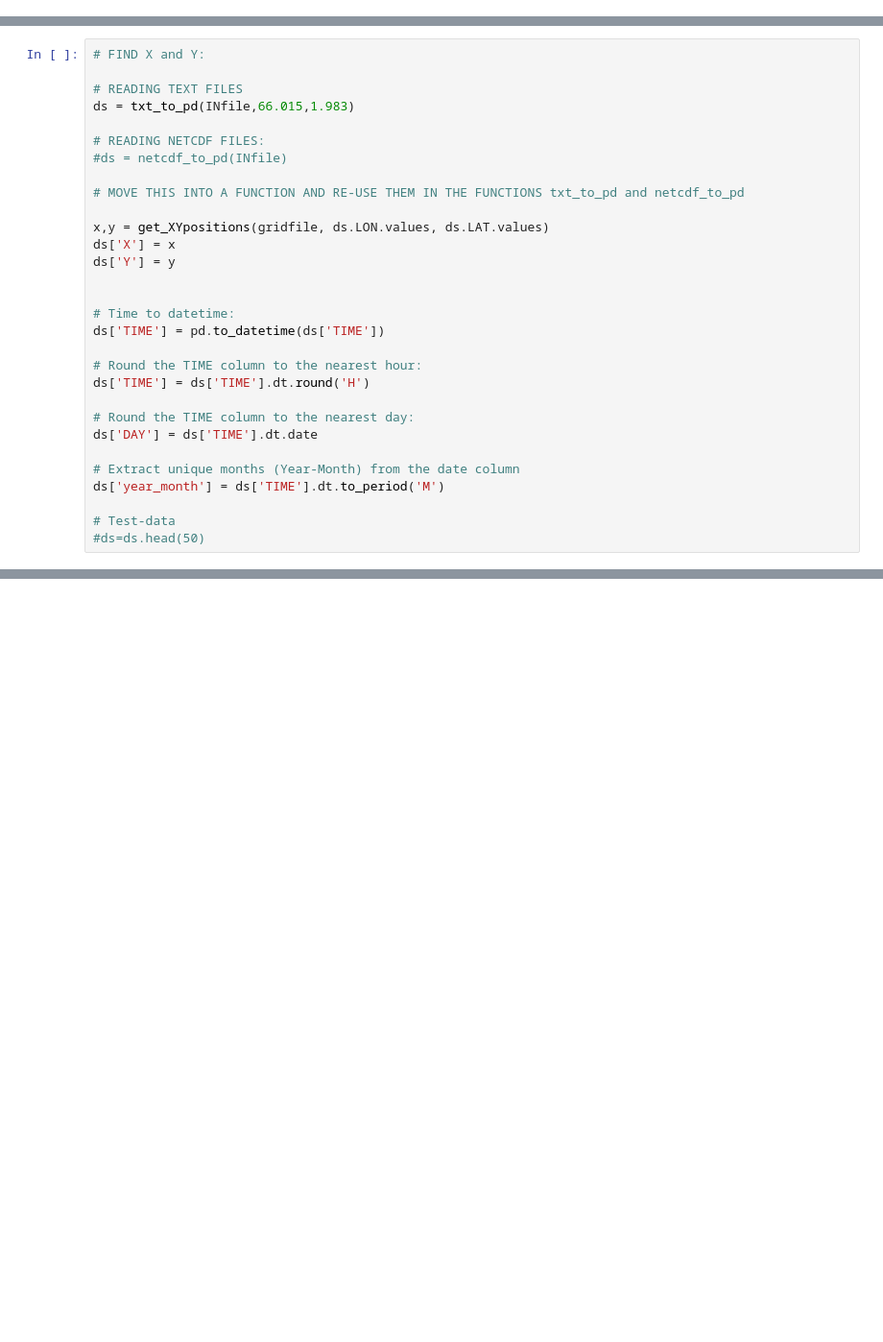
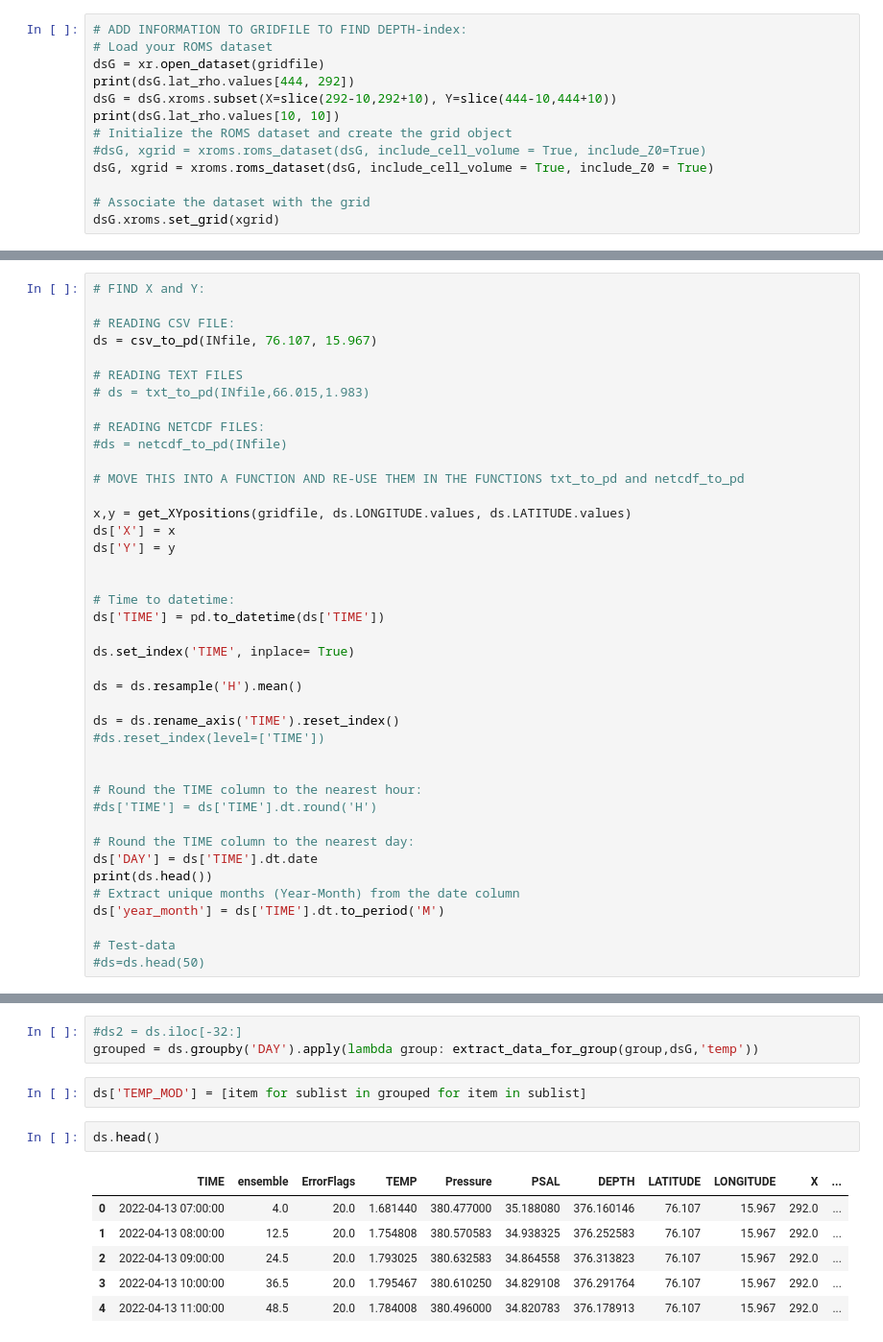
Before and after one commit to saragjoe/Summer_project_MET_NorEMSO, a Jupyter notebook: optimalisere.ipynb, the cells around one changed output, grey strips where cells are left out. Shown at 96% size. Drawn from its saved outputs; the diff is of its cells as text; blank space fills up the shorter version.

Commit message:
Add new notebooks and update existing ones, add data file

```diff
--- a/optimalisere.ipynb
+++ b/optimalisere.ipynb
@@ -227,0 +247,13 @@ INfile = "/lustre/storeB/project/fou/hi/projects/NorEmso/Observations/moorings/S
+# %%
+# ADD INFORMATION TO GRIDFILE TO FIND DEPTH-index:
+# Load your ROMS dataset
+dsG = xr.open_dataset(gridfile)
+print(dsG.lat_rho.values[444, 292])
+dsG = dsG.xroms.subset(X=slice(292-10,292+10), Y=slice(444-10,444+10))
+print(dsG.lat_rho.values[10, 10])
+# Initialize the ROMS dataset and create the grid object
+#dsG, xgrid = xroms.roms_dataset(dsG, include_cell_volume = True, include_Z0=True)
+dsG, xgrid = xroms.roms_dataset(dsG, include_cell_volume = True, include_Z0 = True)
+
+# Associate the dataset with the grid
+dsG.xroms.set_grid(xgrid)
@@ -228,15 +312,18 @@ INfile = "/lustre/storeB/project/fou/hi/projects/NorEmso/Observations/moorings/S
 # %%
 # FIND X and Y:
 
+# READING CSV FILE:
+ds = csv_to_pd(INfile, 76.107, 15.967)
+
 # READING TEXT FILES
-ds = txt_to_pd(INfile,66.015,1.983)
+# ds = txt_to_pd(INfile,66.015,1.983)
 
 # READING NETCDF FILES:
 #ds = netcdf_to_pd(INfile)
 
 # MOVE THIS INTO A FUNCTION AND RE-USE THEM IN THE FUNCTIONS txt_to_pd and netcdf_to_pd
 
-x,y = get_XYpositions(gridfile, ds.LON.values, ds.LAT.values)
+x,y = get_XYpositions(gridfile, ds.LONGITUDE.values, ds.LATITUDE.values)
 ds['X'] = x
 ds['Y'] = y
 
@@ -244,12 +331,20 @@ ds['Y'] = y
 # Time to datetime:
 ds['TIME'] = pd.to_datetime(ds['TIME'])
 
+ds.set_index('TIME', inplace= True)
+
+ds = ds.resample('H').mean()
+
+ds = ds.rename_axis('TIME').reset_index()
+#ds.reset_index(level=['TIME'])
+
+
 # Round the TIME column to the nearest hour:
-ds['TIME'] = ds['TIME'].dt.round('H')
+#ds['TIME'] = ds['TIME'].dt.round('H')
 
 # Round the TIME column to the nearest day:
 ds['DAY'] = ds['TIME'].dt.date
-
+print(ds.head())
 # Extract unique months (Year-Month) from the date column
 ds['year_month'] = ds['TIME'].dt.to_period('M')
 
@@ -283,0 +367,14 @@ dsG.close()
+# %%
+#ds2 = ds.iloc[-32:]
+grouped = ds.groupby('DAY').apply(lambda group: extract_data_for_group(group,dsG,'temp'))
+# %%
+ds['TEMP_MOD'] = [item for sublist in grouped for item in sublist]
+# %%
+ds.head()
+# %% [output]
+|  | TIME | ensemble | ErrorFlags | TEMP | Pressure | PSAL | DEPTH | LATITUDE | LONGITUDE | X | ... |
+| 0 | 2022-04-13 07:00:00 | 4.0 | 20.0 | 1.681440 | 380.477000 | 35.188080 | 376.160146 | 76.107 | 15.967 | 292.0 | ... |
+| 1 | 2022-04-13 08:00:00 | 12.5 | 20.0 | 1.754808 | 380.570583 | 34.938325 | 376.252583 | 76.107 | 15.967 | 292.0 | ... |
+| 2 | 2022-04-13 09:00:00 | 24.5 | 20.0 | 1.793025 | 380.632583 | 34.864558 | 376.313823 | 76.107 | 15.967 | 292.0 | ... |
+| 3 | 2022-04-13 10:00:00 | 36.5 | 20.0 | 1.795467 | 380.610250 | 34.829108 | 376.291764 | 76.107 | 15.967 | 292.0 | ... |
+| 4 | 2022-04-13 11:00:00 | 48.5 | 20.0 | 1.784008 | 380.496000 | 34.820783 | 376.178913 | 76.107 | 15.967 | 292.0 | ... |
```
Also changed, not shown: parts of 14 cells of this notebook, 5 other files.
